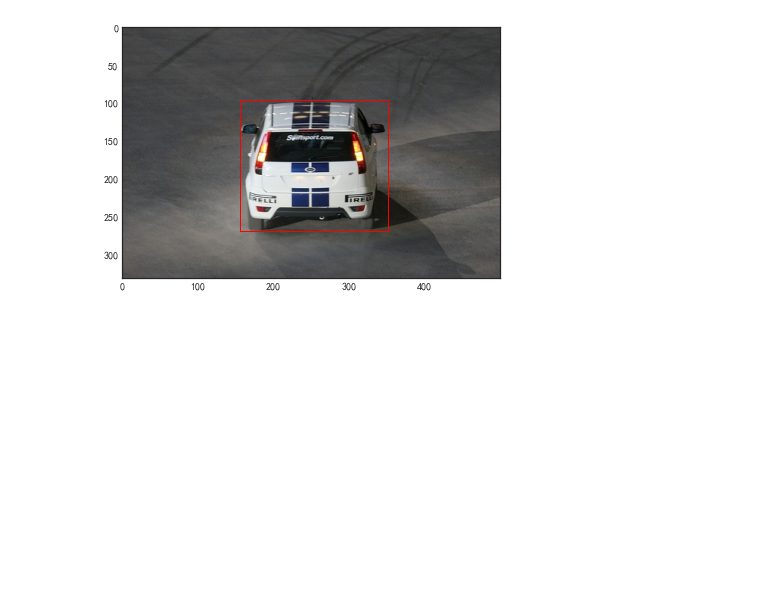
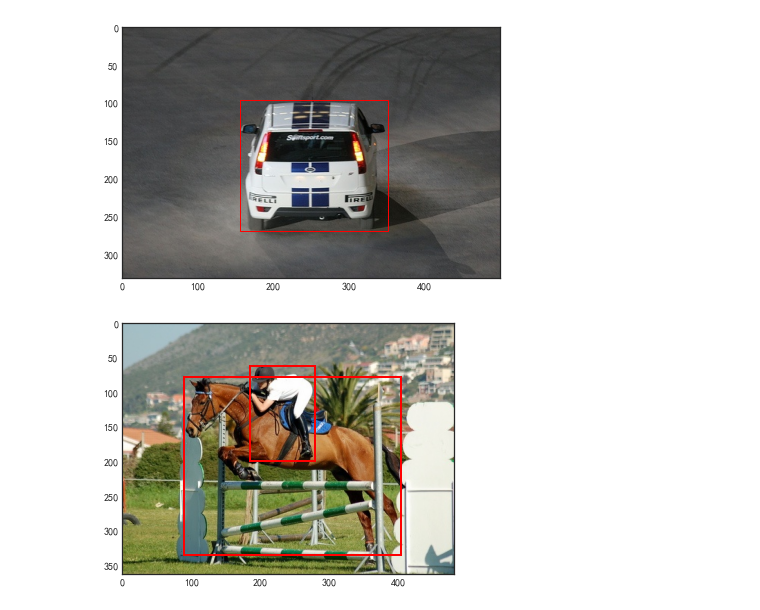
Before and after one commit to ZhenhHuang/Sunrise-DL-NCEPU, a Jupyter notebook: object_detection/PascalVOC.ipynb, the cells around one changed output. Drawn from its saved outputs; the diff is of its cells as text; code cells hidden in the pictures; blank space fills up the shorter version.

```diff
--- a/object_detection/PascalVOC.ipynb
+++ b/object_detection/PascalVOC.ipynb
@@ -122,0 +128,15 @@ plt.show()
+# %%
+transform = t.Compose([t.ToTensor(), t.RandomHorizontalFlip(prob=0.)])
+dataset = VOCDataset(transform=transform)
+index = 1
+img, target = dataset[index]
+fig = plt.figure()
+ax = fig.add_subplot(1, 1, 1)
+for box in target['boxes']:
+    xmin, ymin, xmax, ymax = box
+    rect = plt.Rectangle((xmin, ymin), xmax - xmin, ymax - ymin, fill=False, edgecolor='r', linewidth=2)
+    ax.add_patch(rect)
+plt.imshow(img.permute(1, 2, 0))
+plt.show()
+# %% [output]
+[figure, added]
```
Also changed, not shown: parts of 5 cells of this notebook, 6 other files.
